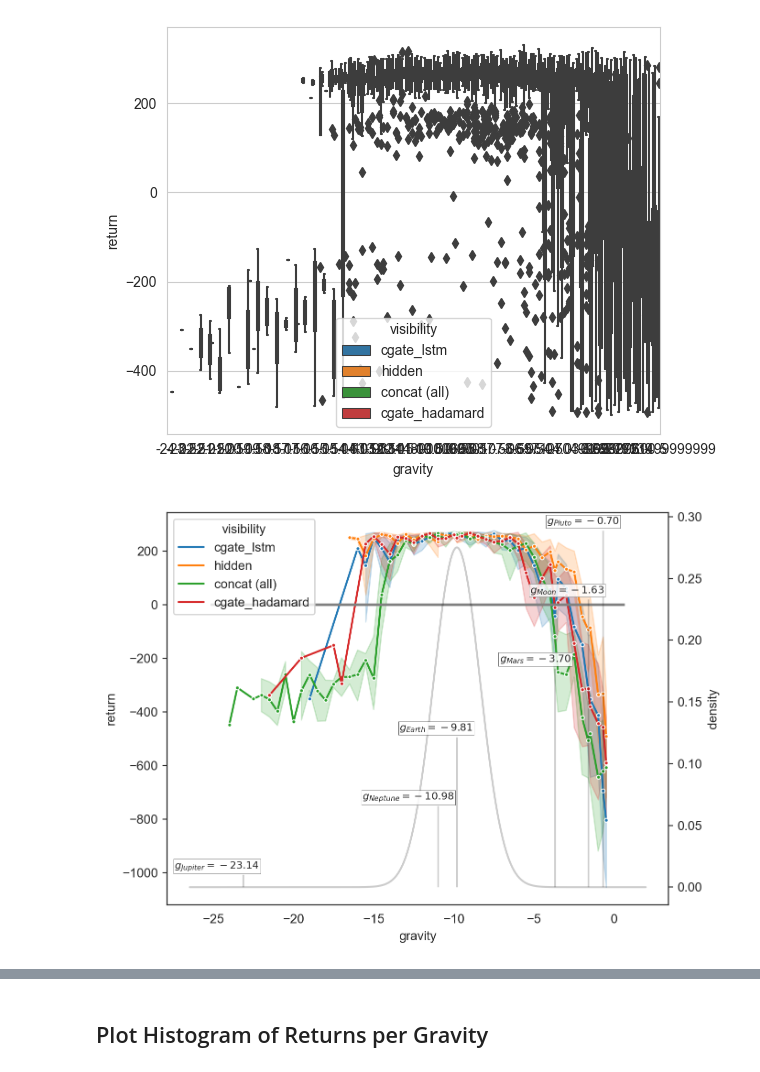
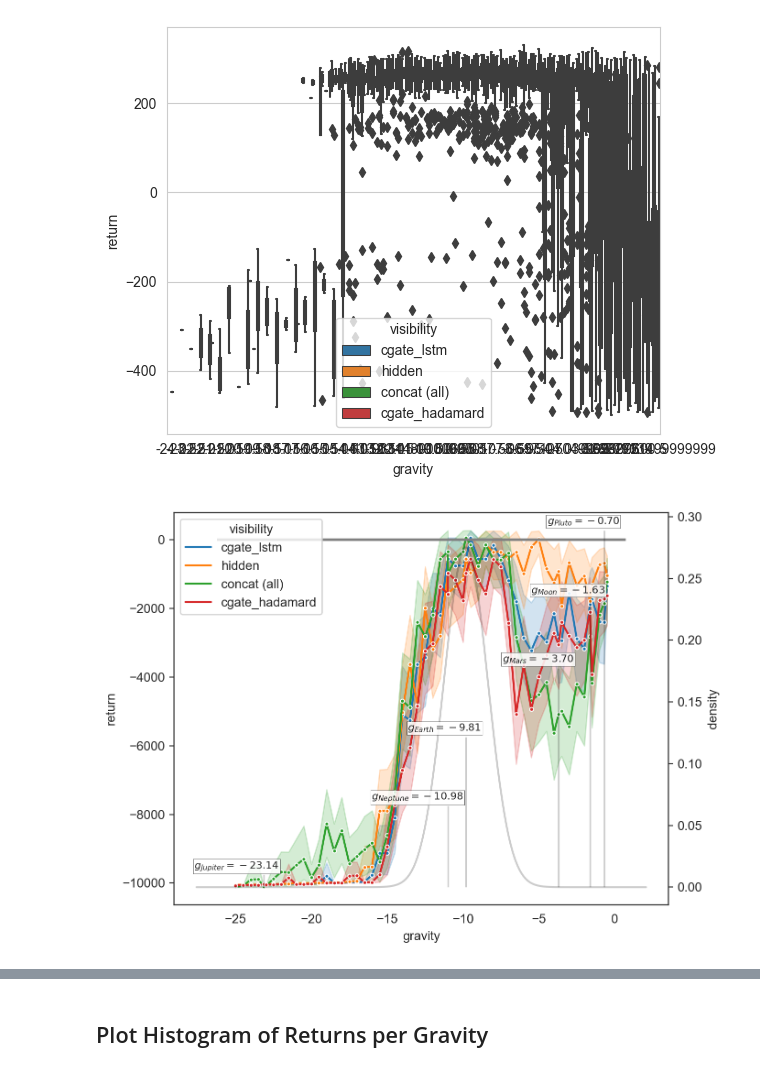
Before and after one commit to automl/CARL, a Jupyter notebook: experiments/evaluation/eval_landing_in_space.ipynb, the cells around one changed output, grey strips where cells are left out. Cells and saved outputs as stored; diff of their text form; code cells hidden in the pictures.

```diff
--- a/experiments/evaluation/eval_landing_in_space.ipynb
+++ b/experiments/evaluation/eval_landing_in_space.ipynb
@@ -172,32 +176,32 @@ figfn = outdir / "landing_in_space_results.png"
 rpc_df.reset_index(drop=True, inplace=True)
 # rpc_df.drop(rpc_df[rpc_df["visibility"] == "cgate_lstm"].index, inplace=True)
 
 plot_df = rpc_df.copy()
 
-plot_df = plot_df[plot_df["return"] > -5000]
+# plot_df = plot_df[plot_df["return"] > -5000]
 
 # ymin = plot_df["return"].min()
 # ymax = plot_df["return"].max()
 # Y = plot_df["return"].to_numpy()
 # Y = (Y - ymin) / (ymax - ymin) * (-1) + 1
 # Y = -np.log(Y + 1e-10)
 # plot_df["return"] = Y
 
 fig = plt.figure(figsize=(7,5), dpi=200)
 ax = fig.add_subplot(111)
 ax = sns.lineplot(data=plot_df, x="gravity", y="return", hue="visibility", ax=ax, ls="-", marker=".", errorbar="ci")
 ax.hlines(y=0, xmin=ax.get_xlim()[0], xmax=ax.get_xlim()[1], color="grey", lw=2)
 
 # Plot distribution
 ax = ax.twinx()
 X = np.linspace(*ax.get_xlim(), 1000)
 Y = norm.pdf(X, loc=mean, scale=std)
 ax.plot(X, Y, color=colordist)
 ax = plot_gravities_vlines(ax=ax, gravities=gravities, yvalue=ax.get_ylim()[1], mean=mean, std=std, fontsize=8, shortanno=True, colorline=colordist)
 ax.set_ylabel("density")
 
 fig.set_tight_layout(True)
 fig.savefig(figfn, bboxh_inches="tight", dpi=300)
 plt.show()
 # %% [output]
-[figure, old version]
+[figure, new version]
```
Also changed, not shown: parts of 5 cells of this notebook, 1 other file.
